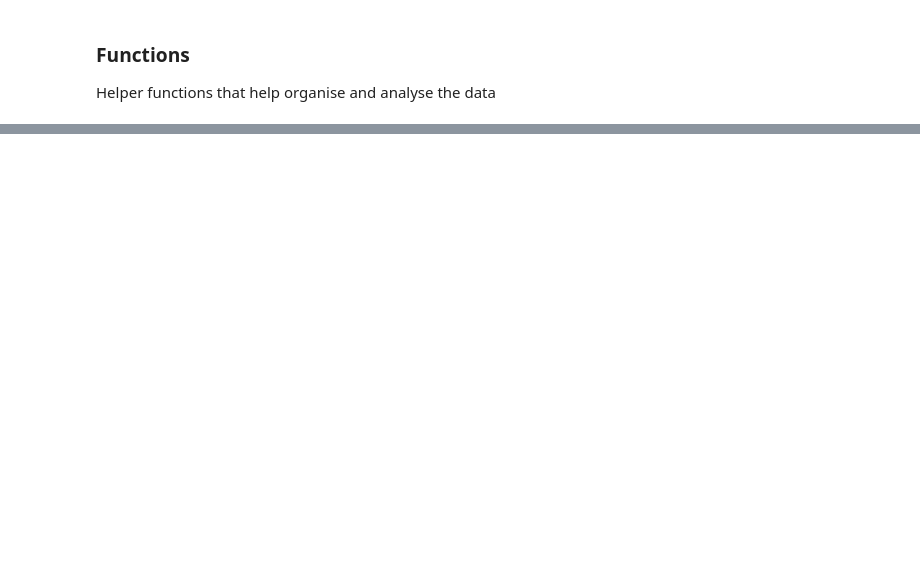
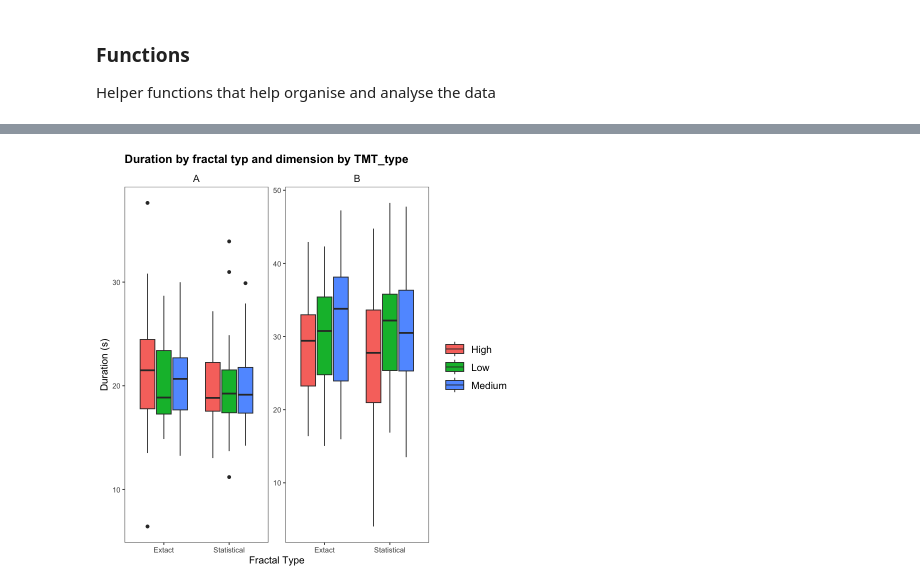
Before and after one commit to PuddleJumper2018/fractalvr, a Jupyter notebook: tmt_analysis.ipynb, the cells around one changed output, grey strips where cells are left out. Drawn from its saved outputs; the diff is of its cells as text; code cells hidden in the pictures; blank space fills up the shorter version.

```diff
--- a/tmt_analysis.ipynb
+++ b/tmt_analysis.ipynb
@@ -292,0 +194,20 @@ Warning message:
+# %%
+#  Create new columns for TMT_type, S/E or L/M/H if condition includes A then TMT_type is A if B then TMT_type is B, if contains S then S/E is S if E then S/E is E, if contains L then L/M/H is L if M then L/M/H is M if H then L/M/H is H
+
+data_collective2$TMT_type <- ifelse(grepl("A", data_collective2$condition), "A",
+                                    ifelse(grepl("B", data_collective2$condition), "B", "baseline"))
+
+data_collective2$S_E <- ifelse(grepl("S", data_collective2$condition), "Statistical",
+                                ifelse(grepl("E", data_collective2$condition), "Extact", "baseline"))
+
+data_collective2$L_M_H <- ifelse(grepl("L", data_collective2$condition), "Low",
+                                ifelse(grepl("M", data_collective2$condition), "Medium",
+                                ifelse(grepl("H", data_collective2$condition), "High", "baseline")))
+
+# convert duration from ch to numeric
+
+data_collective2$duration <- as.numeric(data_collective2$duration)
+# accuracy from character to numeric
+data_collective2$accuracy <- as.numeric(data_collective2$accuracy)
+# conver avg_line_length from character to numeric
+data_collective2$avg_line_length <- as.numeric(data_collective2$avg_line_length)
@@ -292,0 +236,57 @@ Warning message:
+# %%
+# plot the duration data by S_E and L_M_H facet by TMT_type
+
+# remove baseline
+data_collective_nobaseline <- data_collective2[data_collective2$TMT_type != "baseline",]
+
+# remove outlivers more than 2.5 SD
+data_collective_nobaseline <- data_collective_nobaseline[!(data_collective_nobaseline$duration > mean(data_collective_nobaseline$duration) + 2.5 * sd(data_collective_nobaseline$duration)),]
+
+# plot the duration data by S_E and L_M_H facet by TMT_type via raincloud plot
+
+p <- ggplot(data = data_collective_nobaseline, aes(x = S_E, y = duration, fill = L_M_H)) +
+  geom_boxplot() +
+  scale_color_brewer(palette = "Set1") +
+  theme(legend.position = "top") +
+  facet_wrap(~TMT_type, scales = "free_y") +
+  theme_apa() +
+  labs(x = "Fractal Type", y = "Duration (s)", title = "Duration by fractal type and dimension by TMT_type")
+
+p
+
+# anova for duration
+
+duration_anova <- ezANOVA(data = data_collective_nobaseline, dv = duration, wid = subject, within = .(S_E, L_M_H, TMT_type))
+# knit table
+knitr::kable(duration_anova)
+# apa style for publication
+# apa.ezANOVA.table(duration_anova)
+
+# Pairwise comparisons for duration by TMT_type
+# Include TMT_type in the model
+model <- lmer(duration ~ S_E * L_M_H * TMT_type + (1 | subject), data = data_collective_nobaseline)
+emmeans_model <- emmeans(model, ~ S_E * L_M_H | TMT_type)
+pairwise_results <- pairs(emmeans_model)
+
+# Print pairwise comparison results
+knitr::kable(pairwise_results)
+
+
+# t-test for duration by S_E on duration by TMT_type
+
+# TMT_type A
+
+ttest_A <- t.test(duration ~ S_E, data = data_collective_nobaseline[data_collective_nobaseline$TMT_type == "A",])
+# TMT_type B
+ttest_B <- t.test(duration ~ S_E, data = data_collective_nobaseline[data_collective_nobaseline$TMT_type == "B",])
+
+# Print t-test results
+ttest_A
+ttest_B
+
+
+# LMER duration ~ S_E * L_M_H * TMT_type + (1 | subject)
+model <- lmer(duration ~ S_E * L_M_H * TMT_type + (1 | subject), data = data_collective_nobaseline)
+
+tab_model(model)
+# %% [output]
@@ -292,0 +357 @@ Warning message:
+[figure, added]
```
Also changed, not shown: parts of 12 cells of this notebook, 1 other file.
